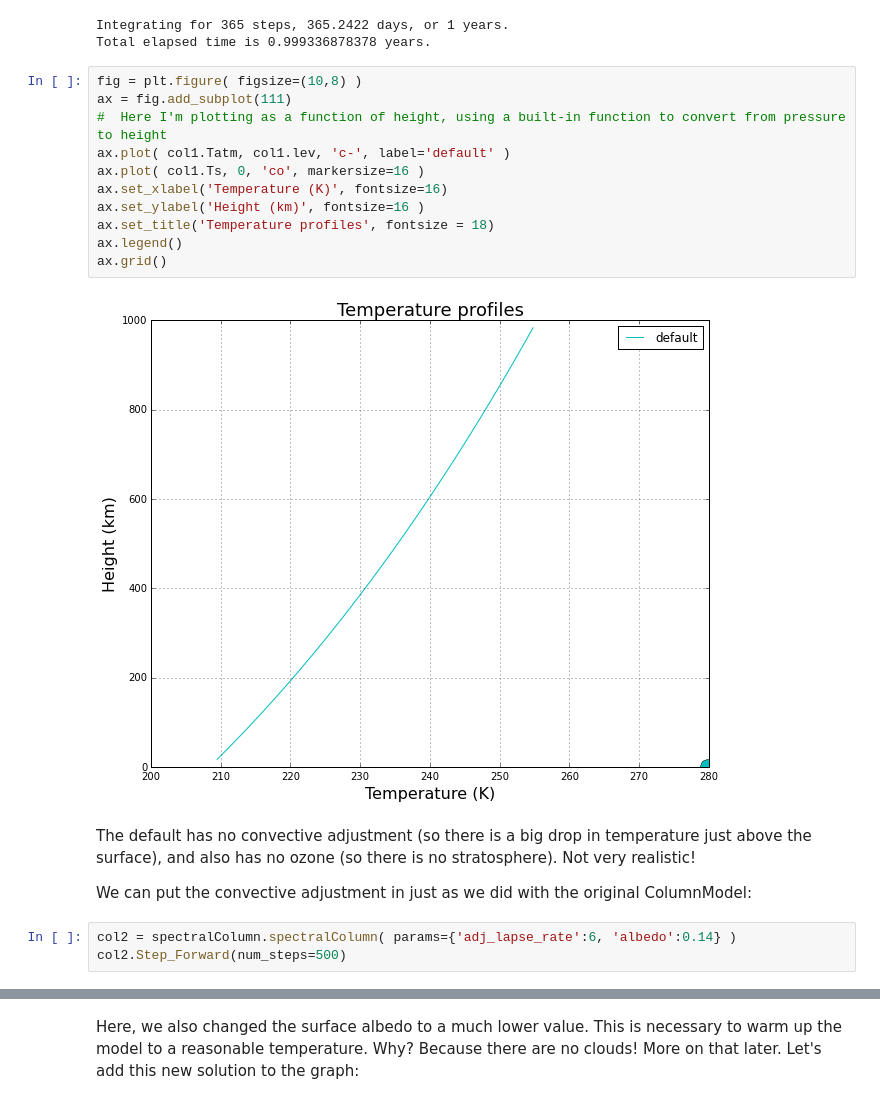
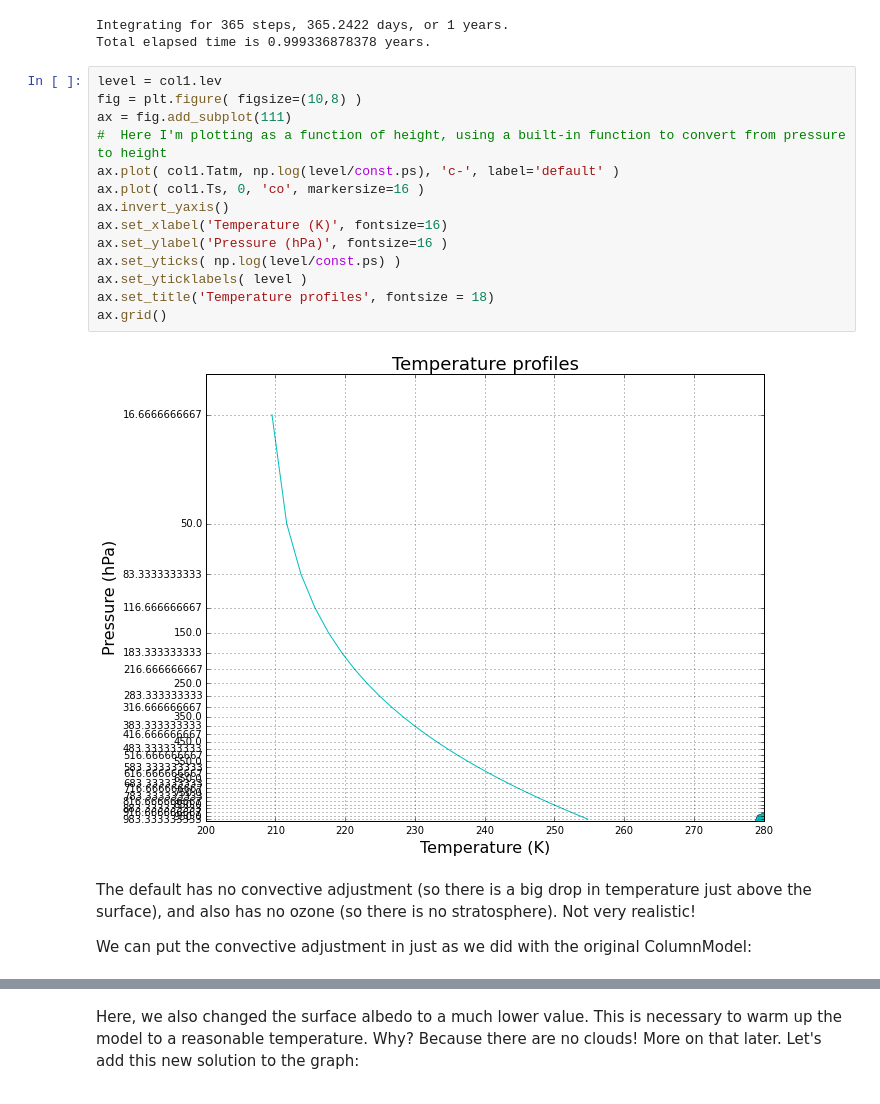
Before and after one commit to climlab/climlab, a Jupyter notebook: courseware/The spectral column model.ipynb, the cells around one changed output, grey strips where cells are left out. Drawn from its saved outputs; the diff is of its cells as text.

Commit message:
Bit of progress on the Spectral Column notebook.

```diff
--- a/courseware/The spectral column model.ipynb
+++ b/courseware/The spectral column model.ipynb
@@ -49,22 +50,22 @@ col1.integrate_years(1)
 Integrating for 365 steps, 365.2422 days, or 1 years.
 Total elapsed time is 0.999336878378 years.
 # %%
+level = col1.lev
 fig = plt.figure( figsize=(10,8) )
 ax = fig.add_subplot(111)
 #  Here I'm plotting as a function of height, using a built-in function to convert from pressure to height
-ax.plot( col1.Tatm, col1.lev, 'c-', label='default' )
+ax.plot( col1.Tatm, np.log(level/const.ps), 'c-', label='default' )
 ax.plot( col1.Ts, 0, 'co', markersize=16 )
+ax.invert_yaxis()
 ax.set_xlabel('Temperature (K)', fontsize=16)
-ax.set_ylabel('Height (km)', fontsize=16 )
+ax.set_ylabel('Pressure (hPa)', fontsize=16 )
+ax.set_yticks( np.log(level/const.ps) )
+ax.set_yticklabels( level )
 ax.set_title('Temperature profiles', fontsize = 18)
-ax.legend()
 ax.grid()
 # %% [output]
-[figure, old version]
+[figure, new version]
 # %% [markdown]
 The default has no convective adjustment (so there is a big drop in temperature just above the surface), and also has no ozone (so there is no stratosphere). Not very realistic!
 
 We can put the convective adjustment in just as we did with the original ColumnModel:
-# %%
-col2 = spectralColumn.spectralColumn( params={'adj_lapse_rate':6, 'albedo':0.14} )
-col2.Step_Forward(num_steps=500)
```
Also changed, not shown: parts of 4 cells of this notebook.
